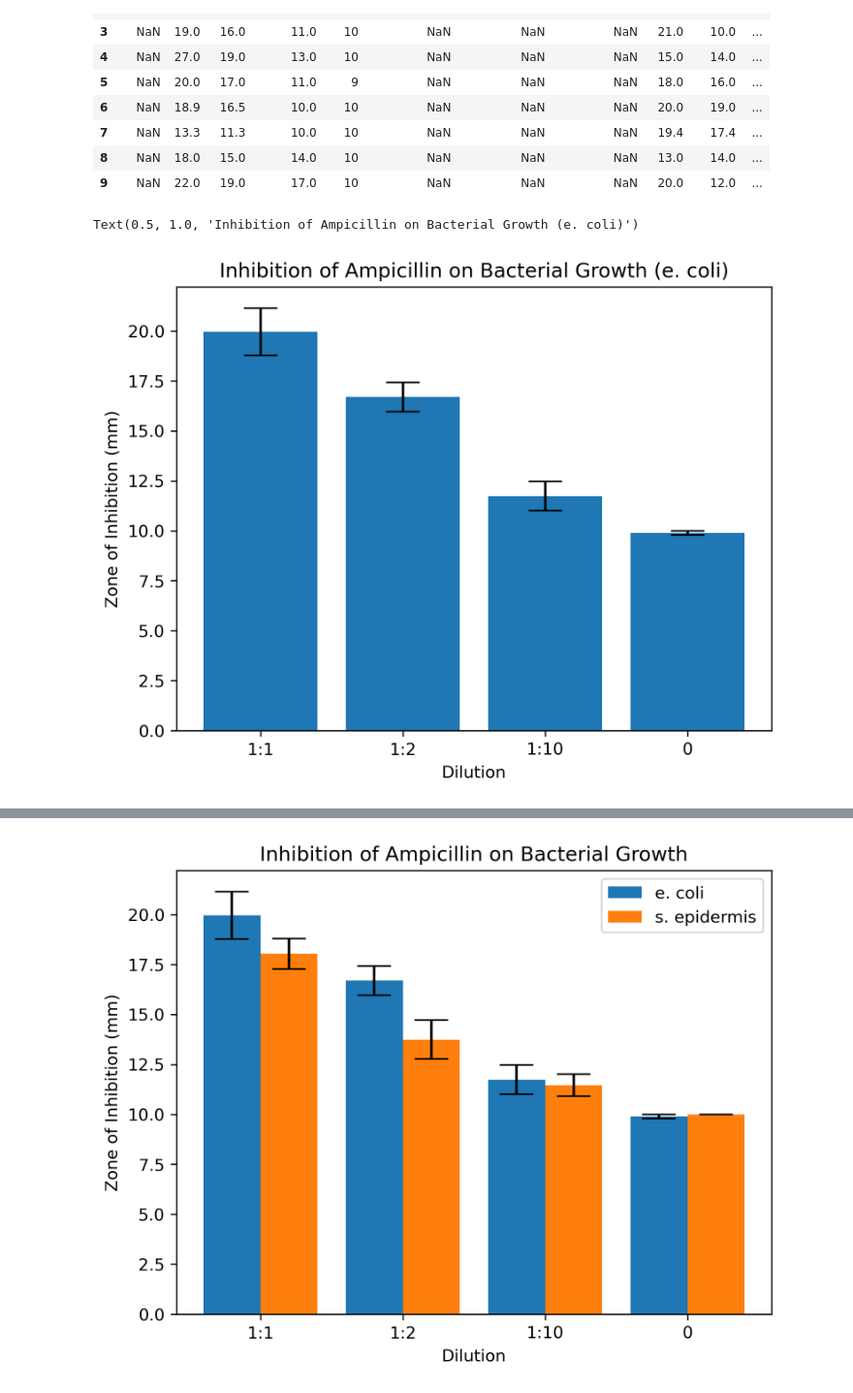
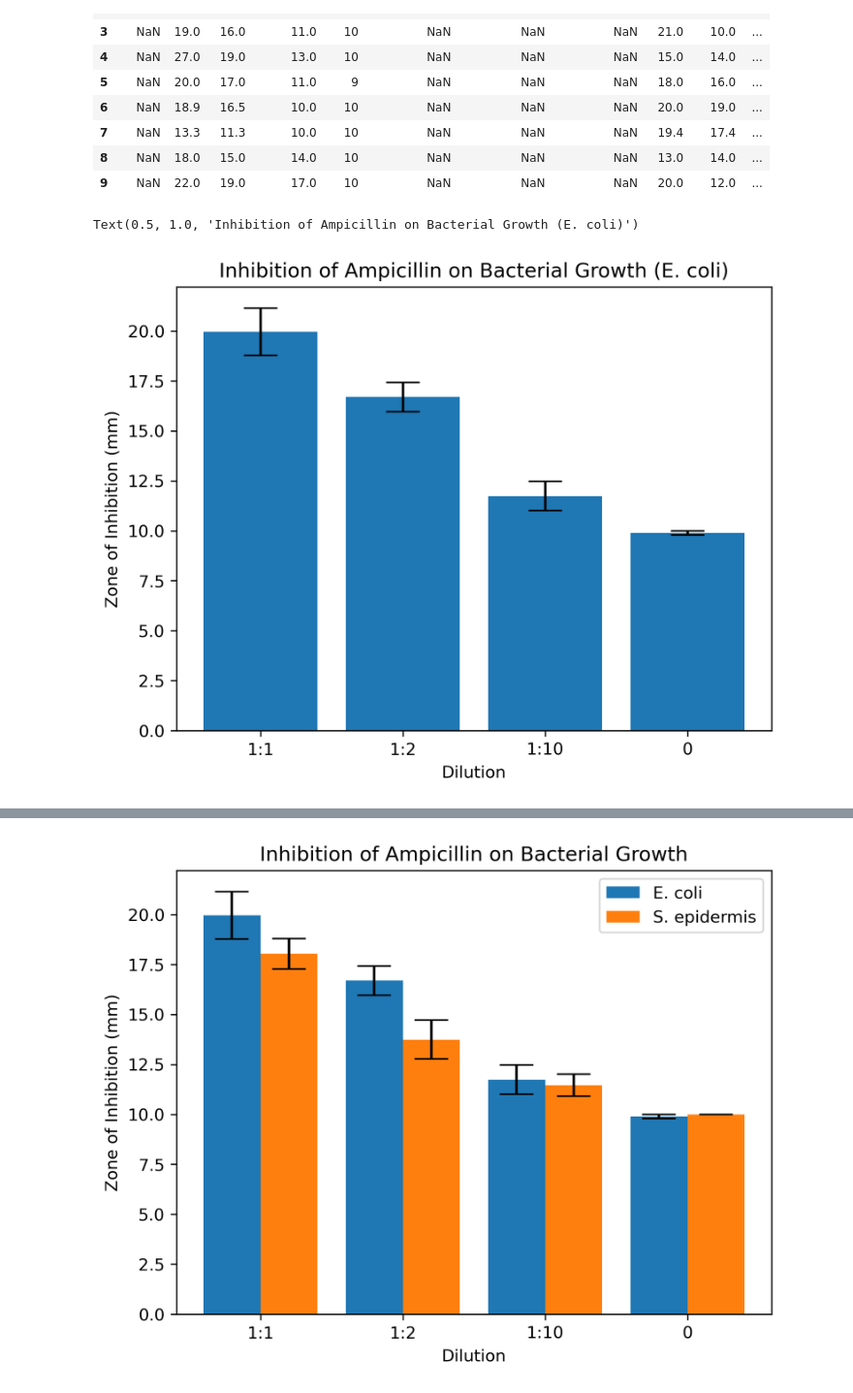
Before and after one commit to ProfOak7/Bio132_Fall23, a Jupyter notebook: Single_and_Multi_Bar_ZOI.ipynb, the cells around one changed output, grey strips where cells are left out. Shown: that part at 97% size. Saved outputs shown, nothing was run; the diff lists cells and outputs as text; code cells hidden in the pictures.

```diff
--- a/Single_and_Multi_Bar_ZOI.ipynb
+++ b/Single_and_Multi_Bar_ZOI.ipynb
@@ -59,12 +59,12 @@ ECOLI_ZERO_STERROR = sem(ecoli_zero)
 # %%
 # build a bar plot
 plt.bar(['1:1', '1:2','1:10','0'],[ECOLI_HALF_MEAN, ECOLI_THIRD_MEAN, ECOLI_EL_MEAN, ECOLI_ZERO_MEAN], yerr=[ECOLI_HALF_STERROR, ECOLI_THIRD_STERROR, ECOLI_EL_STERROR, ECOLI_ZERO_STERROR], capsize=10)
 plt.ylabel('Zone of Inhibition (mm)')
 plt.xlabel("Dilution")
-plt.title('Inhibition of Ampicillin on Bacterial Growth (e. coli)')
+plt.title('Inhibition of Ampicillin on Bacterial Growth (E. coli)')
 # %% [output]
-Text(0.5, 1.0, 'Inhibition of Ampicillin on Bacterial Growth (e. coli)')
+Text(0.5, 1.0, 'Inhibition of Ampicillin on Bacterial Growth (E. coli)')
-[figure, old version]
+[figure, new version]
 # %%
 SEPI_HALF_MEAN = mean(sepi_half)
 SEPI_HALF_STDEV = stdev(sepi_half)
```
Also changed, not shown: parts of 2 cells of this notebook.
